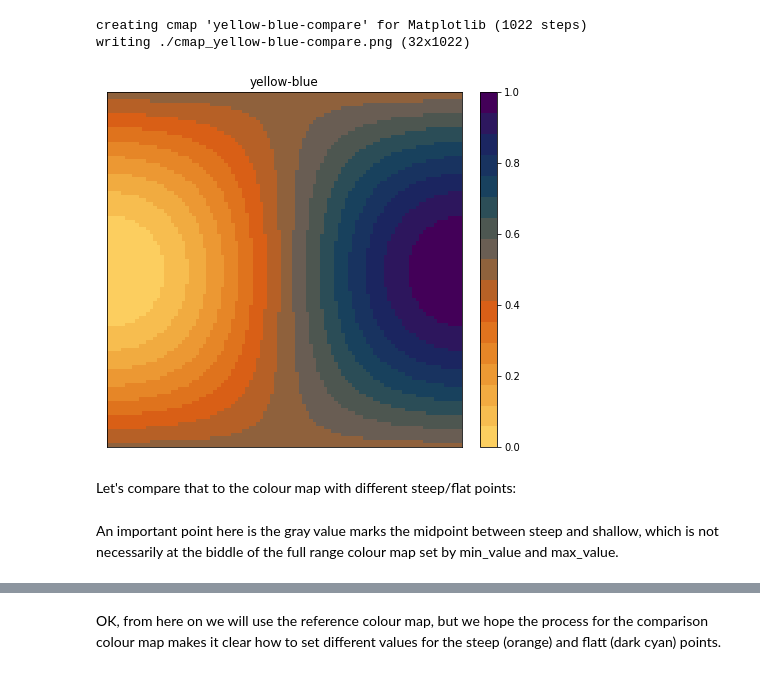
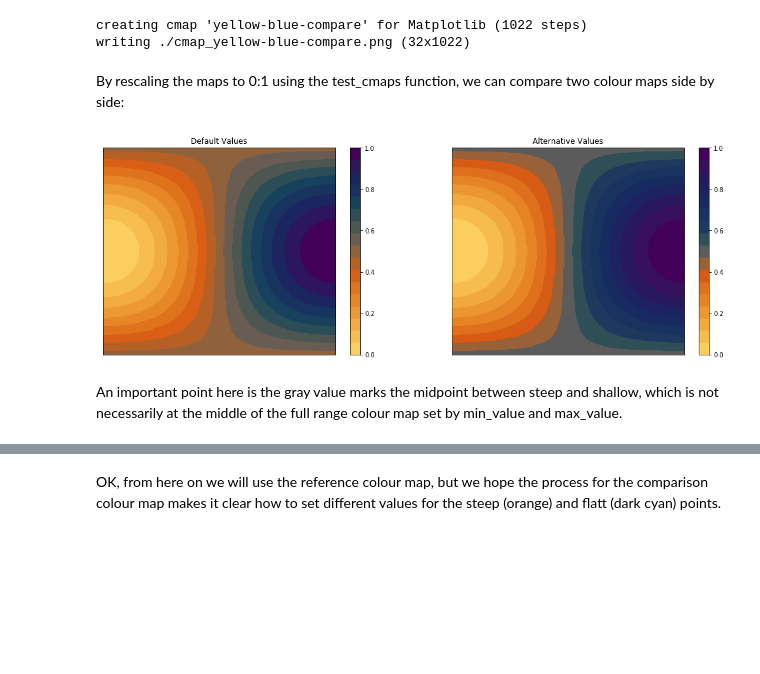
Before and after one commit to mlarichardson/CosmosCanvas, a Jupyter notebook: 1. Plot Spectral Index.ipynb, the cells around one changed output, grey strips where cells are left out. Drawn from its saved outputs; the diff is of its cells as text; code cells hidden in the pictures; blank space fills up the shorter version.

```diff
--- a/1. Plot Spectral Index.ipynb
+++ b/1. Plot Spectral Index.ipynb
@@ -48,13 +59,11 @@ matplotlib.cm.register_cmap(cmap=matplotlib.colors.ListedColormap(RGB_comp['clip
 # %% [output]
 creating cmap 'yellow-blue-compare' for Matplotlib (1022 steps)
 writing ./cmap_yellow-blue-compare.png (32x1022)
-# %%
-# Let's show the colour map, rescaled to 0:1 using the test_cmaps function.
-figsize_test = (7, 7)
-maps.test_cmaps(names=[cmap],figsize=figsize_test,fname="",nsteps=[17])
-# %% [output]
-[figure, removed]
-# %% [markdown]
-Let's compare that to the colour map with different steep/flat points:
+# %% [markdown]
+By rescaling the maps to 0:1 using the test_cmaps function, we can compare two colour maps side by side:
+# %%
+spx.test_cmap_showme_compare(cmap,cmap_compare,0,1,nsteps=17,t1="Default Values",t2="Alternative Values")
+# %% [output]
+[figure, added]
 # %% [markdown]
-An important point here is the gray value marks the midpoint between steep and shallow, which is not necessarily at the biddle of the full range colour map set by min_value and max_value.
+An important point here is the gray value marks the midpoint between steep and shallow, which is not necessarily at the middle of the full range colour map set by min_value and max_value.
```
Also changed, not shown: parts of 11 cells of this notebook, 3 other files.
